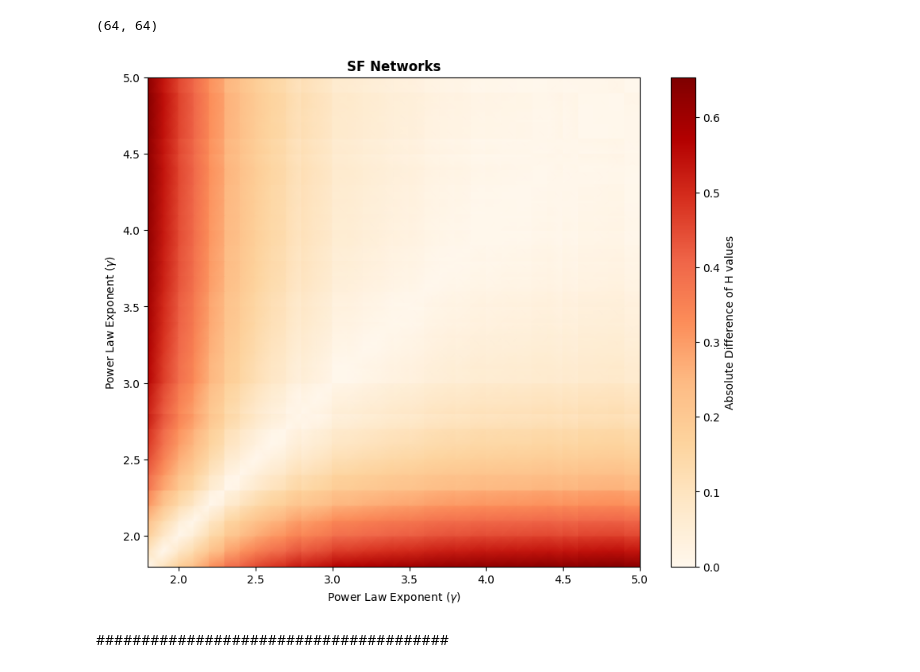
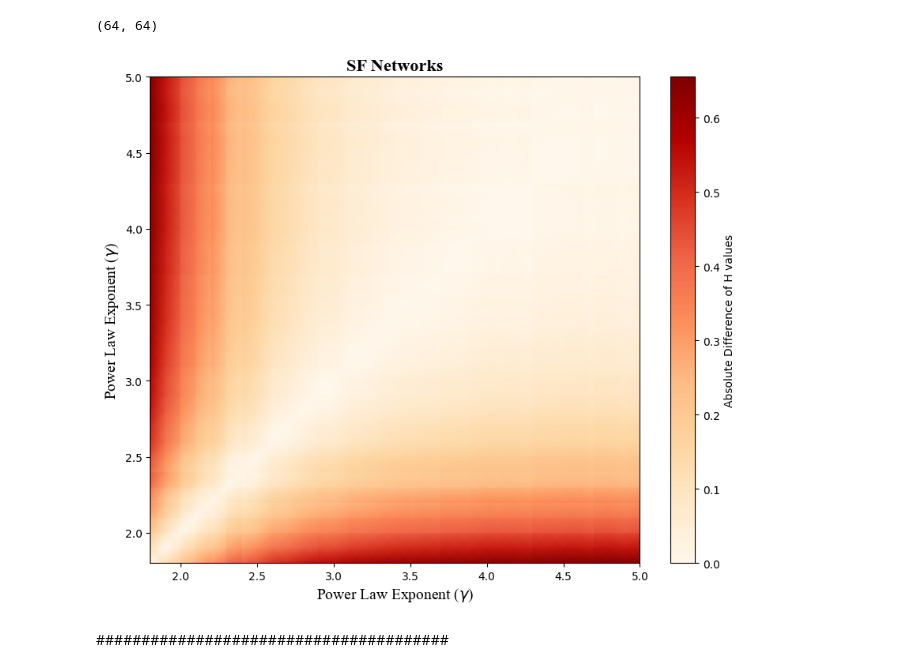
Before and after one commit to hghaemi/h_index_paper, a Jupyter notebook: random_artificial_networks.ipynb, the cells around one changed output. Drawn from its saved outputs; the diff is of its cells as text; code cells hidden in the pictures.

```diff
--- a/random_artificial_networks.ipynb
+++ b/random_artificial_networks.ipynb
@@ -1392,16 +1346,16 @@ plt.show()
 # BA
 # %%
 n = 100
-m_values_ = np.arange(2, n-1, 1)
+m_values = np.arange(2, n-1, 1)
 num_of_loops = 100
-H_values_ = list()
+H_values = list()
 
-for m in tqdm(m_values_):
+for m in tqdm(m_values):
     H_sum = 0
     for i in range(num_of_loops):
         G = nx.barabasi_albert_graph(n=n, m=m, initial_graph=nx.complete_graph(m+1))
         H, _ = calculate_H_geometric(G)
         H_sum += H
     H = H_sum/num_of_loops
-    H_values_.append(H)
+    H_values.append(H)
 # %%
@@ -1485,8 +1441,7 @@ plt.show()
 n = 100
 gamma_values = np.round(np.arange(1.8, 5, 0.05), 1)
 num_of_loops = 100
-use_original_formula_H = False
-H_values_ = list()
+H_values = list()
 
 for gamma in tqdm(gamma_values):
     H_sum = 0
@@ -1495,34 +1450,35 @@ for gamma in tqdm(gamma_values):
         H, _ = calculate_H_geometric(G)
         H_sum += H
     H = H_sum/num_of_loops
-    H_values_.append(H)
+    H_values.append(H)
 
 
-df_ = pd.DataFrame(data=H_values_, columns=['H'])
-df_.insert(0,'gamma', gamma_values)
-df_.to_csv("SavedNetworks/SF_mesh_new.csv", index=False)
+df = pd.DataFrame(data=H_values, columns=['H'])
+df.insert(0,'gamma', gamma_values)
 # %%
-gamma_values_ = df_['gamma'].values
-H_values_ = df_['H'].values
+gamma_values = df['gamma'].values
+H_values = df['H'].values
 
-gamma_grid_x_, gamma_grid_y_ = np.meshgrid(gamma_values_, gamma_values_)
+gamma_grid_x_, gamma_grid_y_ = np.meshgrid(gamma_values, gamma_values)
 
-H_diff = np.abs(H_values_.reshape(-1,1) - H_values_)
+H_diff = np.abs(H_values.reshape(-1,1) - H_values)
 
 gamma_grid_x_.shape
 # %% [output]
 (64, 64)
 # %%
 plt.figure(figsize=(10, 8))
+font = {'family': 'times new roman', 'weight': 'bold', 'size': 14}
+
 plt.pcolormesh(gamma_grid_x_, gamma_grid_y_, H_diff, shading='gouraud', cmap='OrRd', edgecolors='face')
 plt.colorbar(label='Absolute Difference of H values')
-plt.xlabel('Power Law Exponent ($\gamma$)')
-plt.ylabel('Power Law Exponent ($\gamma$)')
-plt.title('SF Networks', weight='bold')
-# plt.savefig('plots/sf_heatmap.png', facecolor='white', dpi=1000, bbox_inches='tight')
+plt.xlabel('Power Law Exponent ($\gamma$)', family='times new roman', size=14)
+plt.ylabel('Power Law Exponent ($\gamma$)', family='times new roman', size=14)
+plt.title('SF Networks', weight='bold', family='times new roman', size=16)
+plt.savefig("Figures/SF_H_thermalmap.png", dpi=1000)
 plt.show()
 # %% [output]
-[figure, old version]
+[figure, new version]
 # %% [markdown]
 #######################################
 # %%
```
Also changed, not shown: parts of 22 cells of this notebook, 1 other file.
